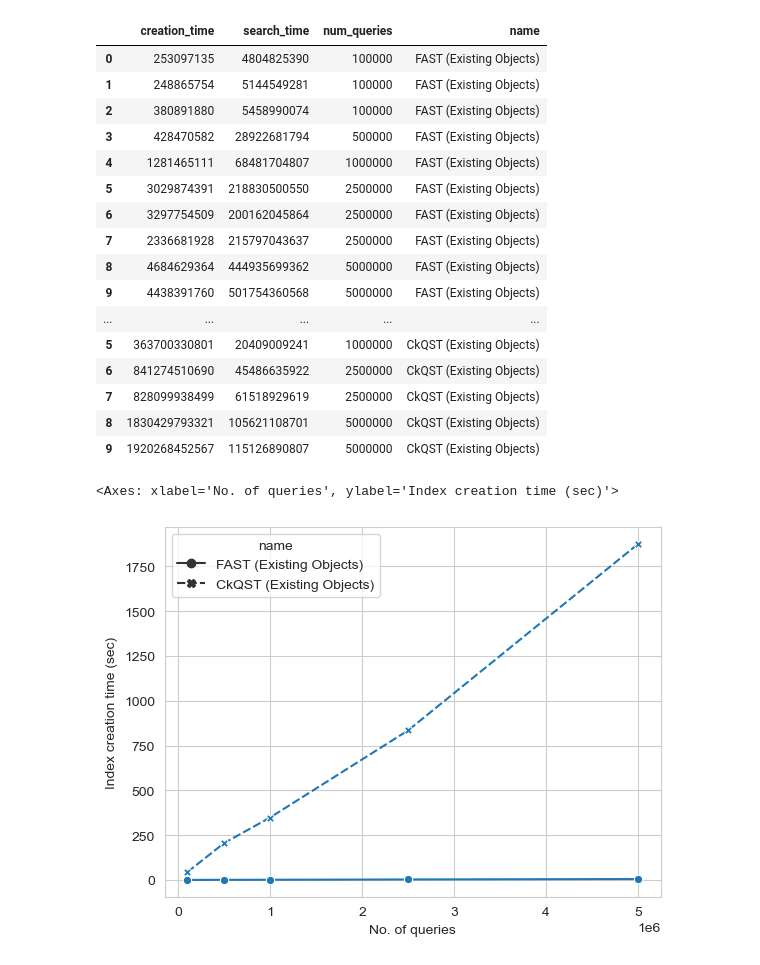
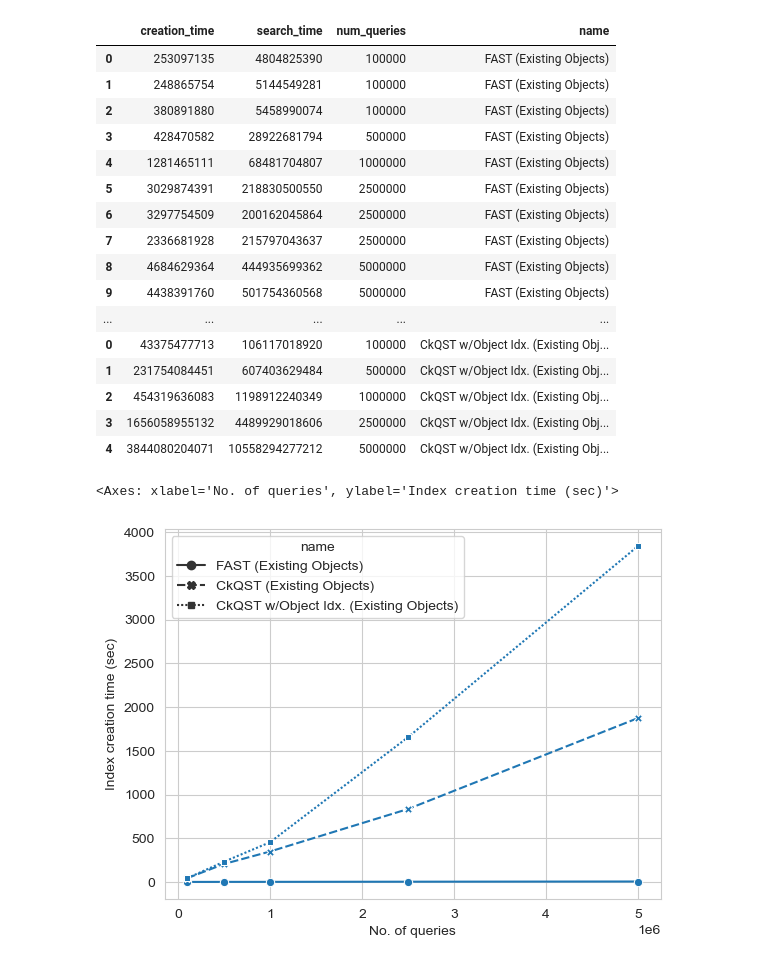
Before and after one commit to ThatUdeshUK/fast_extension, a Jupyter notebook: analysis/PlacesKNN_Preloaded(Remote).ipynb, the cells around one changed output. Saved outputs shown, nothing was run; the diff lists cells and outputs as text; code cells hidden in the pictures.

```diff
--- a/analysis/PlacesKNN_Preloaded(Remote).ipynb
+++ b/analysis/PlacesKNN_Preloaded(Remote).ipynb
@@ -5,40 +5,43 @@ import seaborn as sns
 # %%
 fast = pd.read_csv("../results_remote/output_places_US_knn_preloaded.csv")
 ckqst = pd.read_csv("../results_remote/output_places_US_ckqst_preloaded.csv")
-
+ckqst_v2 = pd.read_csv("../results_remote/output_places_US_ckqstv2_preloaded.csv")
+ckqst_v2['name'] = "ckqst_v2_NO"
 
 res = pd.concat([
     fast.loc[:, ['creation_time', 'search_time', 'num_queries', 'name']],
     ckqst.loc[:, ['creation_time', 'search_time', 'num_queries', 'name']],
+    ckqst_v2.loc[:, ['creation_time', 'search_time', 'num_queries', 'name']],
 ])
-res = res[res['name'].isin(['fast_NO', 'ckqst_NO'])]
+res = res[res['name'].isin(['fast_NO', 'ckqst_NO', 'ckqst_v2_NO'])]
 
 name_map = {
     "places_knn": "Naive",
     "fast_NO": "FAST (Existing Objects)",
-    "ckqst_NO": "CkQST (Existing Objects)"
+    "ckqst_NO": "CkQST (Existing Objects)",
+    "ckqst_v2_NO": "CkQST w/Object Idx. (Existing Objects)"
 }
 res['name'] = res['name'].apply(lambda x: name_map[x])
 
 res
 # %% [output]
 |  | creation_time | search_time | num_queries | name |
 | 0 | 253097135 | 4804825390 | 100000 | FAST (Existing Objects) |
 | 1 | 248865754 | 5144549281 | 100000 | FAST (Existing Objects) |
 | 2 | 380891880 | 5458990074 | 100000 | FAST (Existing Objects) |
 | 3 | 428470582 | 28922681794 | 500000 | FAST (Existing Objects) |
 | 4 | 1281465111 | 68481704807 | 1000000 | FAST (Existing Objects) |
 | 5 | 3029874391 | 218830500550 | 2500000 | FAST (Existing Objects) |
 | 6 | 3297754509 | 200162045864 | 2500000 | FAST (Existing Objects) |
 | 7 | 2336681928 | 215797043637 | 2500000 | FAST (Existing Objects) |
 | 8 | 4684629364 | 444935699362 | 5000000 | FAST (Existing Objects) |
 | 9 | 4438391760 | 501754360568 | 5000000 | FAST (Existing Objects) |
 | ... | ... | ... | ... | ... |
-| 5 | 363700330801 | 20409009241 | 1000000 | CkQST (Existing Objects) |
-| 6 | 841274510690 | 45486635922 | 2500000 | CkQST (Existing Objects) |
-| 7 | 828099938499 | 61518929619 | 2500000 | CkQST (Existing Objects) |
-| 8 | 1830429793321 | 105621108701 | 5000000 | CkQST (Existing Objects) |
-| 9 | 1920268452567 | 115126890807 | 5000000 | CkQST (Existing Objects) |
+| 0 | 43375477713 | 106117018920 | 100000 | CkQST w/Object Idx. (Existing Obj... |
+| 1 | 231754084451 | 607403629484 | 500000 | CkQST w/Object Idx. (Existing Obj... |
+| 2 | 454319636083 | 1198912240349 | 1000000 | CkQST w/Object Idx. (Existing Obj... |
+| 3 | 1656058955132 | 4489929018606 | 2500000 | CkQST w/Object Idx. (Existing Obj... |
+| 4 | 3844080204071 | 10558294277212 | 5000000 | CkQST w/Object Idx. (Existing Obj... |
 # %%
 search_res = res.loc[:, ['creation_time', 'num_queries', 'name']]
 search_res = search_res[search_res['num_queries'] > 10000]
@@ -48,7 +51,7 @@ search_res = search_res.rename(columns={"num_queries": "No. of queries"})
 sns.lineplot(x="No. of queries", y='Index creation time (sec)', style='name', data=search_res, errorbar=None, markers=True)
 # %% [output]
 <Axes: xlabel='No. of queries', ylabel='Index creation time (sec)'>
-[figure, old version]
+[figure, new version]
 # %%
 test = pd.DataFrame(res[res['num_queries'] == 500000])
 test['search_time'] = test['search_time'].apply(lambda x: x / 500000)
```
Also changed, not shown: parts of 3 cells of this notebook, 12 other files.
